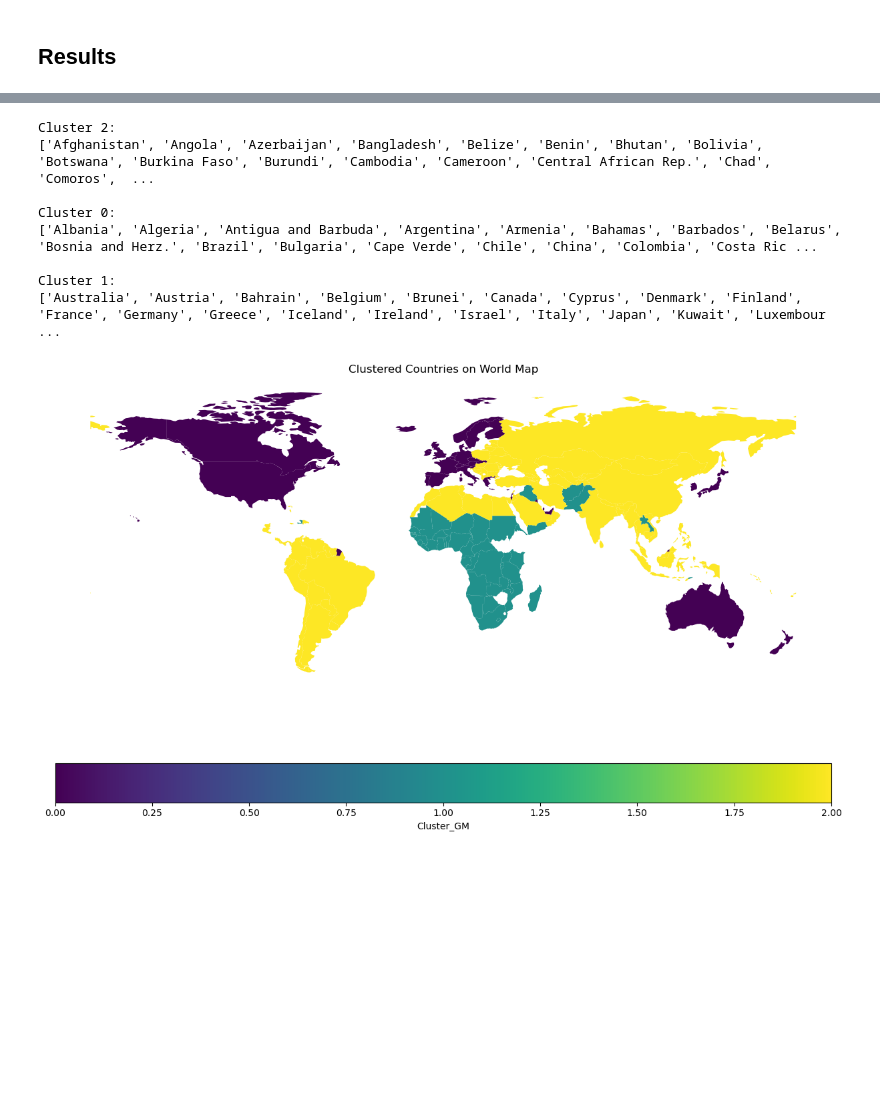
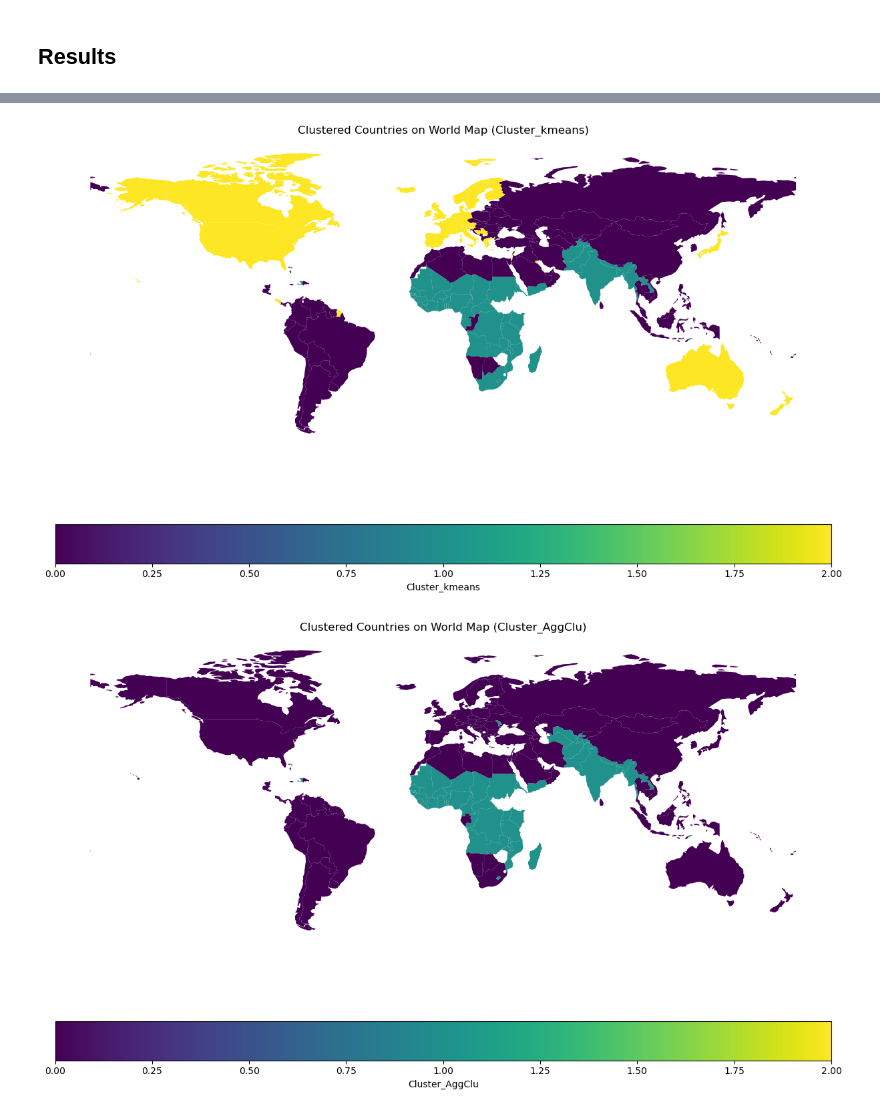
Before and after one commit to lilcdx/DATA832_Classification_pays, a Jupyter notebook: results.ipynb, the cells around one changed output, grey strips where cells are left out. Saved outputs shown, nothing was run; the diff lists cells and outputs as text; code cells hidden in the pictures; blank space fills up the shorter version.

```diff
--- a/results.ipynb
+++ b/results.ipynb
@@ -26,36 +41,18 @@ df_results
-# %%
-for cluster_id in df_results['Cluster_GM'].unique():
-    cluster_countries = df_results[df_results['Cluster_GM'] == cluster_id].country.tolist()
-    print(f"Cluster {cluster_id}:")
-    print(cluster_countries)
-    print()
-# %% [output]
-Cluster 2:
-['Afghanistan', 'Angola', 'Azerbaijan', 'Bangladesh', 'Belize', 'Benin', 'Bhutan', 'Bolivia', 'Botswana', 'Burkina Faso', 'Burundi', 'Cambodia', 'Cameroon', 'Central African Rep.', 'Chad', 'Comoros',  ...
-
-Cluster 0:
-['Albania', 'Algeria', 'Antigua and Barbuda', 'Argentina', 'Armenia', 'Bahamas', 'Barbados', 'Belarus', 'Bosnia and Herz.', 'Brazil', 'Bulgaria', 'Cape Verde', 'Chile', 'China', 'Colombia', 'Costa Ric ...
-
-Cluster 1:
-['Australia', 'Austria', 'Bahrain', 'Belgium', 'Brunei', 'Canada', 'Cyprus', 'Denmark', 'Finland', 'France', 'Germany', 'Greece', 'Iceland', 'Ireland', 'Israel', 'Italy', 'Japan', 'Kuwait', 'Luxembour ...
 # %%
-import geopandas as gpd
-import matplotlib.pyplot as plt
-
-# Assuming df_clustered_dbscan is your DataFrame with clustering information
-
-# Load world map dataset
 world = gpd.read_file(gpd.datasets.get_path('naturalearth_lowres'))
 
-# Merge world map data with clustering information
-world = world.merge(df_results, left_on='name', right_on='country')
+# Merge world map data with clustering information for each method
+methods = ['Cluster_kmeans', 'Cluster_AggClu', 'Cluster_dbscan', 'Cluster_GM']
+for method in methods:
+    world_method = world.merge(df_results[['country', method]], left_on='name', right_on='country')
 
-# Plot choropleth map with cluster colors
-fig, ax = plt.subplots(1, 1, figsize=(15, 10))
-world.plot(column='Cluster_kmeans', ax=ax, legend=True, cmap='viridis',
-           legend_kwds={'label': 'Cluster_GM', 'orientation': 'horizontal'})
-ax.set_title('Clustered Countries on World Map')
-ax.set_axis_off()  # Turn off axis
-plt.show()
+    # Plot choropleth map with cluster colors for each method
+    fig, ax = plt.subplots(1, 1, figsize=(15, 10))
+    world_method.plot(column=method, ax=ax, legend=True, cmap='viridis',
+                      legend_kwds={'label': method, 'orientation': 'horizontal'})
+    ax.set_title(f'Clustered Countries on World Map ({method})')
+    ax.set_axis_off()  # Turn off axis
+    plt.show()
 # %% [output]
-[figure, old version]
+[figure, new version]
+[figure, added]
```
Also changed, not shown: parts of 5 cells of this notebook, 3 other files.
